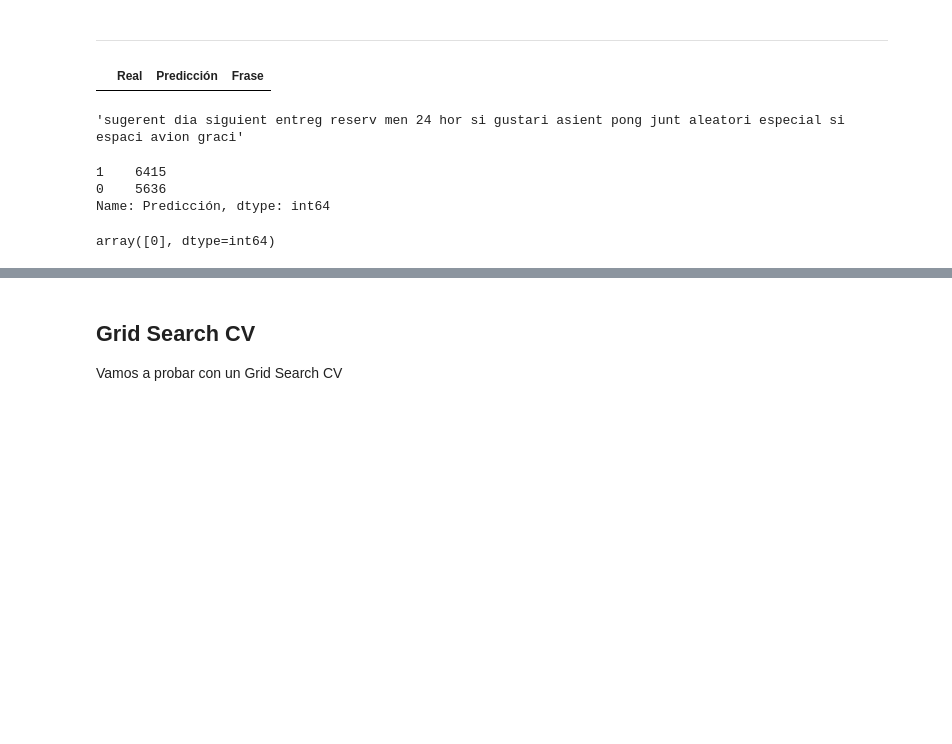
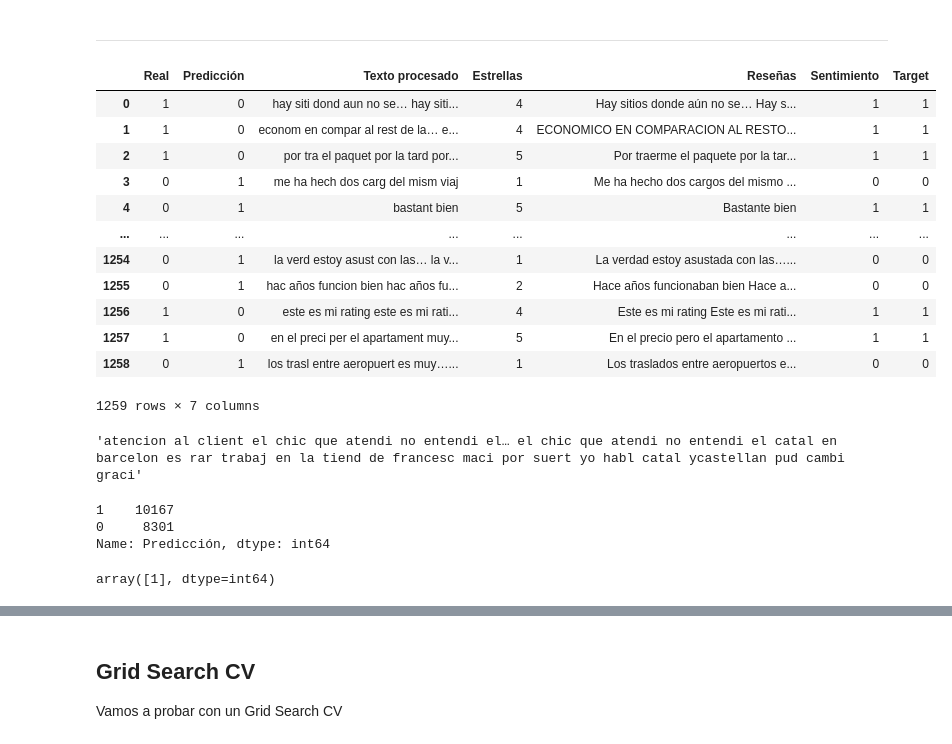
Before and after one commit to Alexcar934/Sentiment_Analyzer, a Jupyter notebook: notebooks/ML.ipynb, the cells around one changed output, grey strips where cells are left out. Cells and saved outputs as stored; diff of their text form; code cells hidden in the pictures; blank space fills up the shorter version.

```diff
--- a/notebooks/ML.ipynb
+++ b/notebooks/ML.ipynb
@@ -53,18 +69,19 @@ df
 # %% [markdown]
 #### Probamos con CountVectorizer
 # %%
-X_train, X_test, y_train, y_test = train_test_split(df['Texto procesado'], df['Target'], test_size=0.2)
+for i in range(3,7):
+    X_train, X_test, y_train, y_test = train_test_split(df['Texto procesado'], df['Target'], test_size=0.2)
 
-vectorizer = CountVectorizer(ngram_range=(1,3))
-X_train_vectors = vectorizer.fit_transform(X_train)
-X_test_vectors = vectorizer.transform(X_test)
+    vectorizer = CountVectorizer(ngram_range = (1,3))
+    X_train_vectors = vectorizer.fit_transform(X_train)
+    X_test_vectors = vectorizer.transform(X_test)
 
-classifier = LogisticRegression(C=6)
-classifier.fit(X_train_vectors, y_train)
+    classifier = LogisticRegression(C=i)
+    classifier.fit(X_train_vectors, y_train)
 
-y_pred = classifier.predict(X_test_vectors)
-accuracy = accuracy_score(y_test, y_pred)
-print("Precisión del modelo:", accuracy)
+    y_pred = classifier.predict(X_test_vectors)
+    accuracy = accuracy_score(y_test, y_pred)
+    print("Precisión del modelo:", accuracy)
 
-confusion_matrix(y_test, y_pred)
+    confusion_matrix(y_test, y_pred)
 # %% [output]
@@ -86,21 +125,34 @@ array([[5037,  330],
 df_predicciones = pd.DataFrame()
 df_predicciones['Real'] = y_test
 df_predicciones['Predicción'] = y_pred
-df_predicciones['Frase'] = X_test
+df_predicciones['Texto procesado'] = X_test
+df_predicciones_mal = df_predicciones[df_predicciones['Real'] - df_predicciones['Predicción'] != 0]
-# %%
-df_predicciones[df_predicciones['Real']-df_predicciones['Predicción']>3]
-# %% [output]
-|  | Real | Predicción | Frase |
+# %%
+df_predicciones_mal.merge(df, how = 'inner', on = 'Texto procesado')
+# %% [output]
+|  | Real | Predicción | Texto procesado | Estrellas | Reseñas | Sentimiento | Target |
+| 0 | 1 | 0 | hay siti dond aun no se… hay siti... | 4 | Hay sitios donde aún no se… Hay s... | 1 | 1 |
+| 1 | 1 | 0 | econom en compar al rest de la… e... | 4 | ECONOMICO EN COMPARACION AL RESTO... | 1 | 1 |
+| 2 | 1 | 0 | por tra el paquet por la tard por... | 5 | Por traerme el paquete por la tar... | 1 | 1 |
+| 3 | 0 | 1 | me ha hech dos carg del mism viaj | 1 | Me ha hecho dos cargos del mismo ... | 0 | 0 |
+| 4 | 0 | 1 | bastant bien | 5 | Bastante bien | 1 | 1 |
+| ... | ... | ... | ... | ... | ... | ... | ... |
+| 1254 | 0 | 1 | la verd estoy asust con las… la v... | 1 | La verdad estoy asustada con las…... | 0 | 0 |
+| 1255 | 0 | 1 | hac años funcion bien hac años fu... | 2 | Hace años funcionaban bien Hace a... | 0 | 0 |
+| 1256 | 1 | 0 | este es mi rating este es mi rati... | 4 | Este es mi rating Este es mi rati... | 1 | 1 |
+| 1257 | 1 | 0 | en el preci per el apartament muy... | 5 | En el precio pero el apartamento ... | 1 | 1 |
+| 1258 | 0 | 1 | los trasl entre aeropuert es muy…... | 1 | Los traslados entre aeropuertos e... | 0 | 0 |
+1259 rows × 7 columns
 # %%
 df_comprobacion  = df_predicciones[df_predicciones['Real']-df_predicciones['Predicción']!= 0]
 df_comprobacion.iloc[0,-1]
 # %% [output]
-'sugerent dia siguient entreg reserv men 24 hor si gustari asient pong junt aleatori especial si espaci avion graci'
+'atencion al client el chic que atendi no entendi el… el chic que atendi no entendi el catal en barcelon es rar trabaj en la tiend de francesc maci por suert yo habl catal ycastellan pud cambi graci'
 # %%
 df_predicciones['Predicción'].value_counts()
 # %% [output]
-1    6415
-0    5636
+1    10167
+0     8301
 Name: Predicción, dtype: int64
 # %%
 from nltk.stem.snowball import SnowballStemmer
@@ -125,13 +177,15 @@ def preprocess_text(text):
     stemmed_text = " ".join(stemmed_tokens)
     return stemmed_text
 # %%
-new_text = "Patético"
+new_text = """
+De momento solo he hecho la reserva, pero me ha resultado sencillo y además me ha ofrecido mejor precio que otro comparados."""
+
 processed_text = preprocess_text(new_text)
 new_text_vector = vectorizer.transform([processed_text])
 prediction = classifier.predict(new_text_vector)
 prediction
 # %% [output]
-array([0], dtype=int64)
+array([1], dtype=int64)
 # %%
 print(new_text)
 print(processed_text)
```
Also changed, not shown: parts of 16 cells of this notebook, 23 other files.
